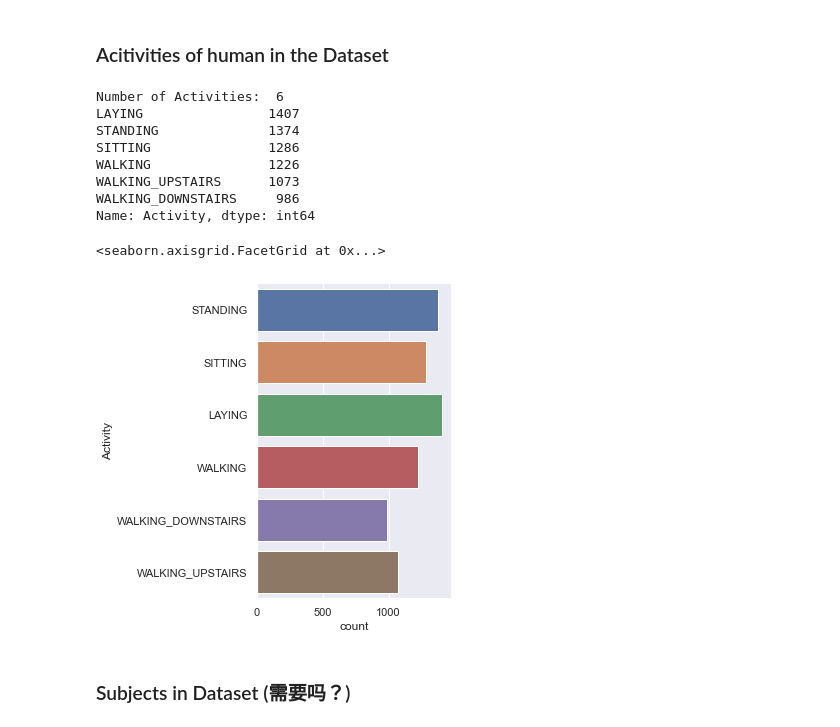
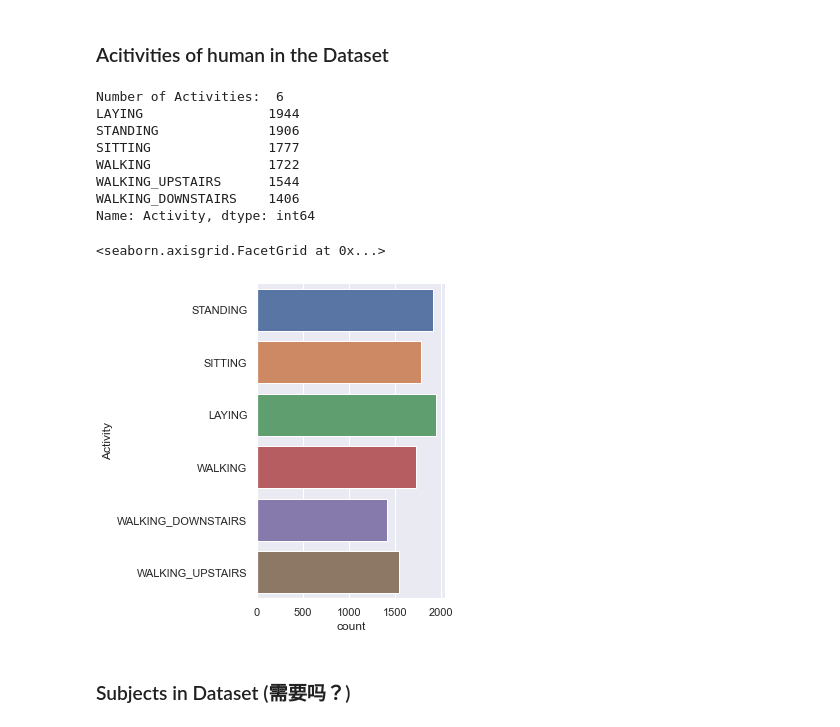
Before and after one commit to Ry3nG/SC1015-Project-Smartphone-Sensor-Privacy-Leak, a Jupyter notebook: project_main.ipynb, the cells around one changed output. Cells and saved outputs as stored; diff of their text form; code cells hidden in the pictures.

```diff
--- a/project_main.ipynb
+++ b/project_main.ipynb
@@ -15,7 +15,9 @@ from collections import Counter
 ### Import training dataset
 # %%
 df_train = pd.read_csv("source/train.csv")
-df_train.head()
+df_test = pd.read_csv("source/test.csv")
+df_total = pd.concat([df_train, df_test])
+df_total.head()
 # %% [output]
 |  | tBodyAcc-mean()-X | tBodyAcc-mean()-Y | tBodyAcc-mean()-Z | tBodyAcc-std()-X | tBodyAcc-std()-Y | ... |
 | 0 | 0.288585 | -0.020294 | -0.132905 | -0.995279 | -0.983111 | ... |
@@ -61,20 +63,20 @@ df_train.describe()
 # %% [markdown]
 ### Acitivities of human in the Dataset
 # %%
-print("Number of Activities: ", len(df_train["Activity"].unique()))
-print(df_train["Activity"].value_counts())
-sb.catplot(y = "Activity", data = df_train, kind = "count")
+print("Number of Activities: ", len(df_total["Activity"].unique()))
+print(df_total["Activity"].value_counts())
+sb.catplot(y = "Activity", data = df_total, kind = "count")
 # %% [output]
 Number of Activities:  6
-LAYING                1407
-STANDING              1374
-SITTING               1286
-WALKING               1226
-WALKING_UPSTAIRS      1073
-WALKING_DOWNSTAIRS     986
+LAYING                1944
+STANDING              1906
+SITTING               1777
+WALKING               1722
+WALKING_UPSTAIRS      1544
+WALKING_DOWNSTAIRS    1406
 Name: Activity, dtype: int64
 <seaborn.axisgrid.FacetGrid at 0x...>
-[figure, old version]
+[figure, new version]
 # %% [markdown]
 ### Subjects in Dataset (需要吗？)
 # %%
```
Also changed, not shown: parts of 5 cells of this notebook.
